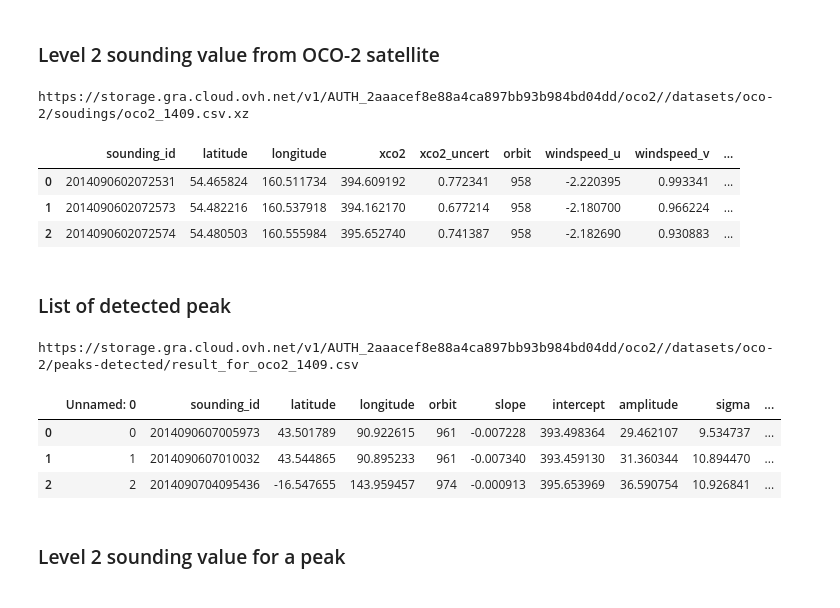
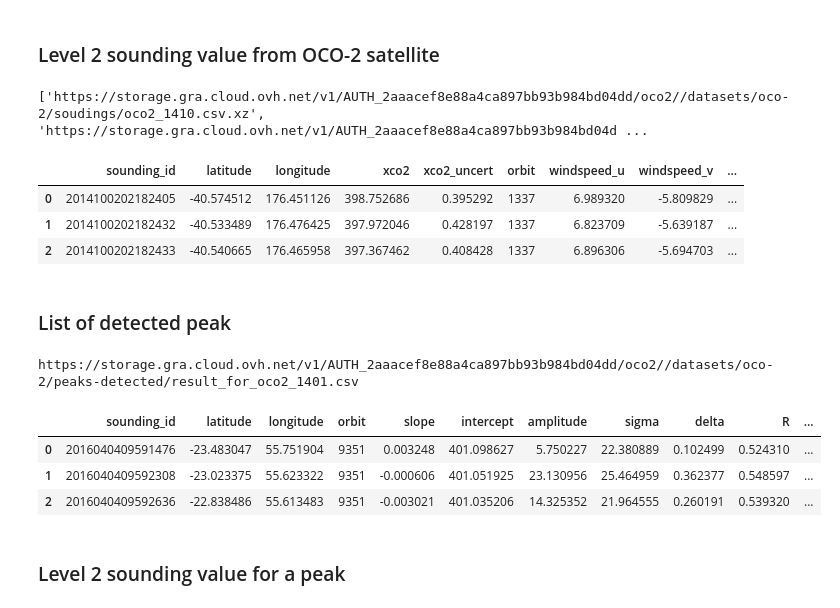
Before and after one commit to dataforgoodfr/batch7_satellite_ges, a Jupyter notebook: notebooks/oco2peak-datasets.ipynb, the cells around one changed output. Cells and saved outputs as stored; diff of their text form; code cells hidden in the pictures.

Commit message:
Adding mandatory prefix to avoid too many results

```diff
--- a/notebooks/oco2peak-datasets.ipynb
+++ b/notebooks/oco2peak-datasets.ipynb
@@ -16,9 +32,8 @@ import swiftclient
 import json
 import glob
 import os
-#from tqdm import tqdm_notebook as tqdm
-from tqdm import tqdm
 import pandas as pd
+from fastprogress.fastprogress import master_bar, progress_bar
 
 class Datasets:
     """
@@ -70,40 +85,53 @@ class Datasets:
         :param recursive: boolean, To allow search in sub-folder.
         :return:
         """
-        for file in tqdm(glob.glob(mask, recursive=recursive)):
+        master_progress_bar = master_bar([0])
+        for _ in master_progress_bar: None
+
+        for file in progress_bar(glob.glob(mask, recursive=recursive), parent=master_progress_bar):
             with open(file, 'rb') as one_file:
                     upload_to = prefix+ os.path.basename(file)
                     #print('Copy from',file,'to',upload_to)
                     self.conn.put_object(self.container_name, upload_to,
                                                     contents= one_file.read(),
                                                     content_type=content_type) # 'text/csv'
-    def get_files_urls(self, pattern=""):
+    def get_files_urls(self, prefix, pattern=""):
+        """
+        Retreive the list of file filtered by the given parameters.
+        :param prefix: str, Mandatory to avoid retreiving too many files.
+        :param pattern: str, Filter the list of files by this pattern. Complemantary of prefix.
+        :return: Array of url
+        """
         result=[]
-        objects = self.conn.get_container(self.container_name, full_listing=True)[1]
+        objects = self.conn.get_container(self.container_name, prefix=prefix, full_listing=True)[1]
         for data in objects:
             if pattern in data['name']:
                 url = self.config['swift_storage']['base_url']+data['name']
                 result.append(url)
         return result
 
-    def delete_files(self, pattern="/Trash/", dry_run=True):
+    def delete_files(self, prefix="/Trash/", pattern='', dry_run=True):
         if dry_run:
             print('Nothing will be deleted. Use dry_run=False to delete.')
-        for data in self.conn.get_container(self.container_name, full_listing=True)[1]:
+        master_progress_bar = master_bar([0])
+        for _ in master_progress_bar: None
+        objects = self.conn.get_container(self.container_name, prefix=prefix, full_listing=True)[1]
+        for data in progress_bar(objects, parent=master_progress_bar):
             file = data['name']
             if pattern in file:
-                print('deleting', file)
+                #master_progress_bar.write(f'Deleting {file}')
                 if not dry_run:
                     self.conn.delete_object(self.container_name, file)
 
 
     def get_containers(self):
         return self.conn.get_account()[1]
-    def get_container(self, container_name='oco2'):
-        return self.conn.get_container(container_name, full_listing=True)[1]
+    def get_container(self, container_name='oco2', prefix='/datasets/oco-2/'):
+        return self.conn.get_container(container_name, prefix=prefix, full_listing=True)[1]
 
     def get_url_from_sounding_id(self, sounding_id):
-        return config['swift_storage']['base_url']+'/datasets/oco-2/peaks-detected-details/peak_data-si_'+sounding_id+'.json'
+        base_url = self.config['swift_storage']['base_url']
+        return base_url+'/datasets/oco-2/peaks-detected-details/peak_data-si_'+sounding_id+'.json'
 
     def get_dataframe(self, url):
         """
@@ -118,8 +146,8 @@ class Datasets:
             df = pd.read_csv(url, sep=';')
             if len(df.columns) == 1: # Very bad because we load it twice !
                 df = pd.read_csv(url, sep=',')
-            if 'sounding_id' in df.columns:
-                df['sounding_id']= df['sounding_id'].astype(str)
+#             if 'sounding_id' in df.columns:
+#                 df['sounding_id']= df['sounding_id'].astype(str)
         elif extension == 'json':
             df = pd.read_json(url)
         if 'tcwv' not in df.columns:
@@ -160,29 +188,29 @@ datasets = Datasets(config)
 # %% [markdown]
 ### Level 2 sounding value from OCO-2 satellite
 # %%
-url=datasets.get_files_urls('/soudings/')[0]
+url=datasets.get_files_urls(pattern='141', prefix='/datasets/oco-2/soudings/')
 print(url)
-df=datasets.get_dataframe(url)
+df=datasets.get_dataframe(url[0])
 df.head(3)
 # %% [output]
-https://storage.gra.cloud.ovh.net/v1/AUTH_2aaacef8e88a4ca897bb93b984bd04dd/oco2//datasets/oco-2/soudings/oco2_1409.csv.xz
+['https://storage.gra.cloud.ovh.net/v1/AUTH_2aaacef8e88a4ca897bb93b984bd04dd/oco2//datasets/oco-2/soudings/oco2_1410.csv.xz', 'https://storage.gra.cloud.ovh.net/v1/AUTH_2aaacef8e88a4ca897bb93b984bd04d ...
 |  | sounding_id | latitude | longitude | xco2 | xco2_uncert | orbit | windspeed_u | windspeed_v | ... |
-| 0 | 2014090602072531 | 54.465824 | 160.511734 | 394.609192 | 0.772341 | 958 | -2.220395 | 0.993341 | ... |
-| 1 | 2014090602072573 | 54.482216 | 160.537918 | 394.162170 | 0.677214 | 958 | -2.180700 | 0.966224 | ... |
-| 2 | 2014090602072574 | 54.480503 | 160.555984 | 395.652740 | 0.741387 | 958 | -2.182690 | 0.930883 | ... |
+| 0 | 2014100202182405 | -40.574512 | 176.451126 | 398.752686 | 0.395292 | 1337 | 6.989320 | -5.809829 | ... |
+| 1 | 2014100202182432 | -40.533489 | 176.476425 | 397.972046 | 0.428197 | 1337 | 6.823709 | -5.639187 | ... |
+| 2 | 2014100202182433 | -40.540665 | 176.465958 | 397.367462 | 0.408428 | 1337 | 6.896306 | -5.694703 | ... |
 # %% [markdown]
 ### List of detected peak
 # %%
-url=datasets.get_files_urls('peaks-detected/result')[0]
+url=datasets.get_files_urls(prefix='/datasets/oco-2/peaks-detected/', pattern='result')[0]
 print(url)
 df=datasets.get_dataframe(url)
 df.head(3)
 # %% [output]
-https://storage.gra.cloud.ovh.net/v1/AUTH_2aaacef8e88a4ca897bb93b984bd04dd/oco2//datasets/oco-2/peaks-detected/result_for_oco2_1409.csv
+https://storage.gra.cloud.ovh.net/v1/AUTH_2aaacef8e88a4ca897bb93b984bd04dd/oco2//datasets/oco-2/peaks-detected/result_for_oco2_1401.csv
-|  | Unnamed: 0 | sounding_id | latitude | longitude | orbit | slope | intercept | amplitude | sigma | ... |
-| 0 | 0 | 2014090607005973 | 43.501789 | 90.922615 | 961 | -0.007228 | 393.498364 | 29.462107 | 9.534737 | ... |
-| 1 | 1 | 2014090607010032 | 43.544865 | 90.895233 | 961 | -0.007340 | 393.459130 | 31.360344 | 10.894470 | ... |
-| 2 | 2 | 2014090704095436 | -16.547655 | 143.959457 | 974 | -0.000913 | 395.653969 | 36.590754 | 10.926841 | ... |
+|  | sounding_id | latitude | longitude | orbit | slope | intercept | amplitude | sigma | delta | R | ... |
+| 0 | 2016040409591476 | -23.483047 | 55.751904 | 9351 | 0.003248 | 401.098627 | 5.750227 | 22.380889 | 0.102499 | 0.524310 | ... |
+| 1 | 2016040409592308 | -23.023375 | 55.623322 | 9351 | -0.000606 | 401.051925 | 23.130956 | 25.464959 | 0.362377 | 0.548597 | ... |
+| 2 | 2016040409592636 | -22.838486 | 55.613483 | 9351 | -0.003021 | 401.035206 | 14.325352 | 21.964555 | 0.260191 | 0.539320 | ... |
 # %% [markdown]
 ### Level 2 sounding value for a peak
 # %%
```
Also changed, not shown: parts of 10 cells of this notebook, 1 other file.
